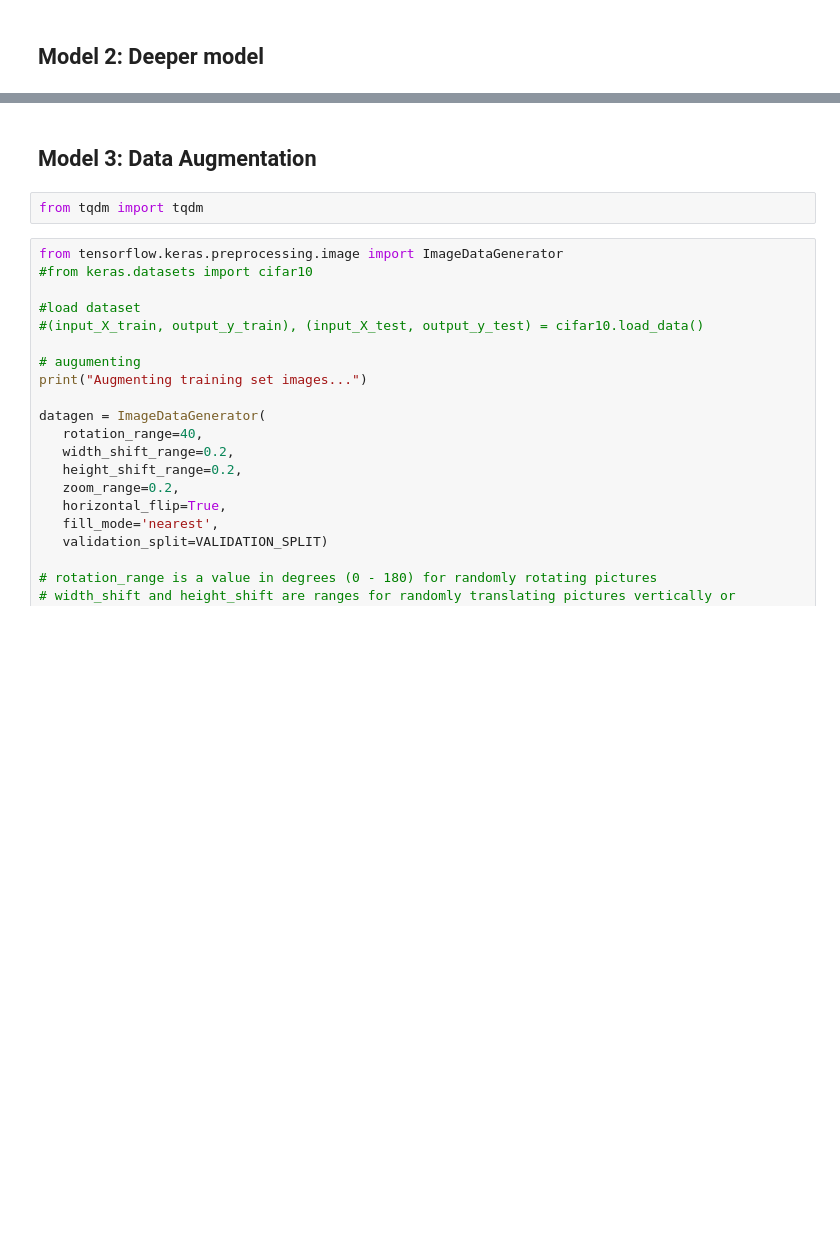
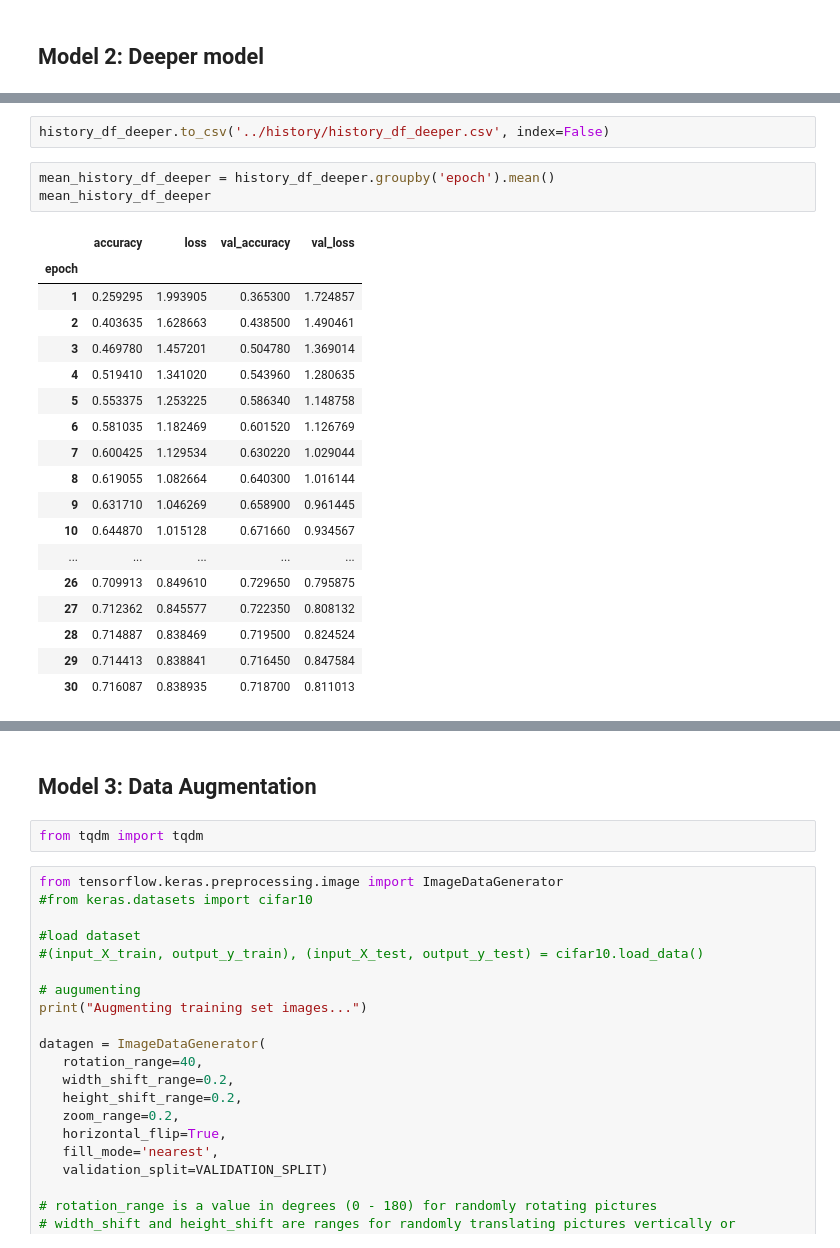
Before and after one commit to mm849/Computer-Vision-Classification, a Jupyter notebook: notebooks/trial3.ipynb, the cells around one changed output, grey strips where cells are left out. Cells and saved outputs as stored; diff of their text form; blank space fills up the shorter version.

```diff
--- a/notebooks/trial3.ipynb
+++ b/notebooks/trial3.ipynb
@@ -728,0 +635,24 @@ dict_keys(['loss', 'accuracy', 'val_loss', 'val_accuracy'])
+# %%
+history_df_deeper.to_csv('../history/history_df_deeper.csv', index=False)
+# %%
+mean_history_df_deeper = history_df_deeper.groupby('epoch').mean()
+mean_history_df_deeper
+# %% [output]
+|  | accuracy | loss | val_accuracy | val_loss |
+| epoch |  |  |  |  |
+| 1 | 0.259295 | 1.993905 | 0.365300 | 1.724857 |
+| 2 | 0.403635 | 1.628663 | 0.438500 | 1.490461 |
+| 3 | 0.469780 | 1.457201 | 0.504780 | 1.369014 |
+| 4 | 0.519410 | 1.341020 | 0.543960 | 1.280635 |
+| 5 | 0.553375 | 1.253225 | 0.586340 | 1.148758 |
+| 6 | 0.581035 | 1.182469 | 0.601520 | 1.126769 |
+| 7 | 0.600425 | 1.129534 | 0.630220 | 1.029044 |
+| 8 | 0.619055 | 1.082664 | 0.640300 | 1.016144 |
+| 9 | 0.631710 | 1.046269 | 0.658900 | 0.961445 |
+| 10 | 0.644870 | 1.015128 | 0.671660 | 0.934567 |
+| ... | ... | ... | ... | ... |
+| 26 | 0.709913 | 0.849610 | 0.729650 | 0.795875 |
+| 27 | 0.712362 | 0.845577 | 0.722350 | 0.808132 |
+| 28 | 0.714887 | 0.838469 | 0.719500 | 0.824524 |
+| 29 | 0.714413 | 0.838841 | 0.716450 | 0.847584 |
+| 30 | 0.716087 | 0.838935 | 0.718700 | 0.811013 |
```
Also changed, not shown: parts of 18 cells of this notebook, 4 other files.
